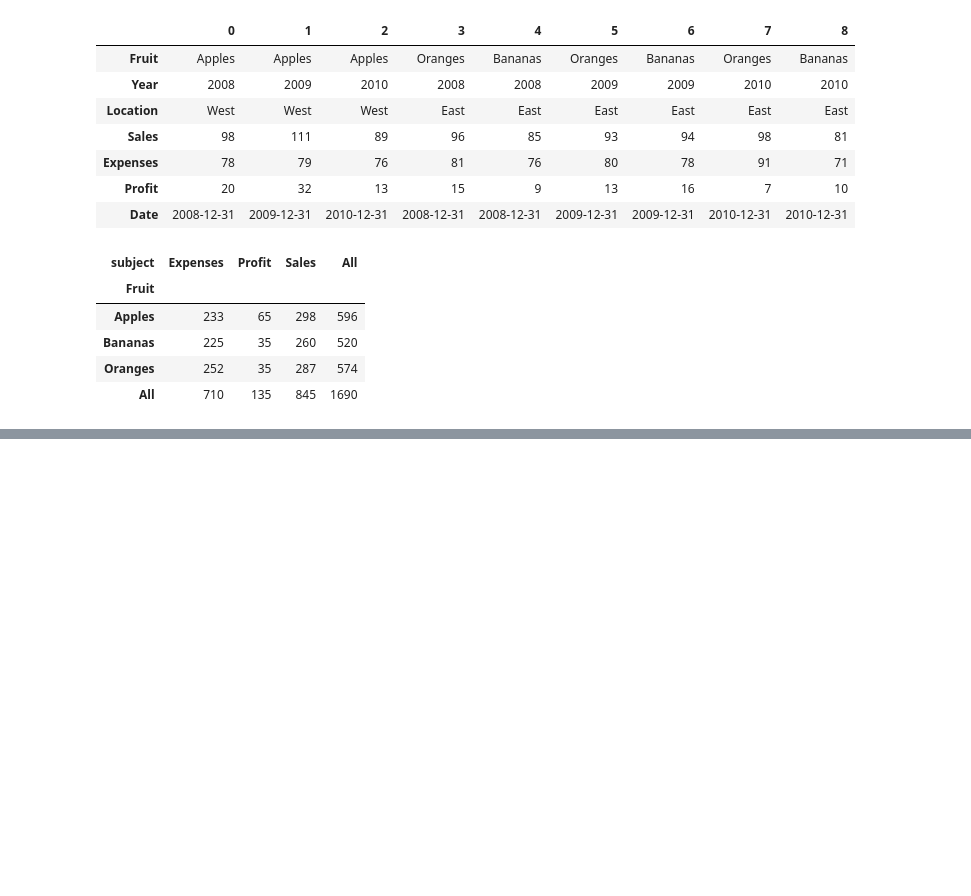
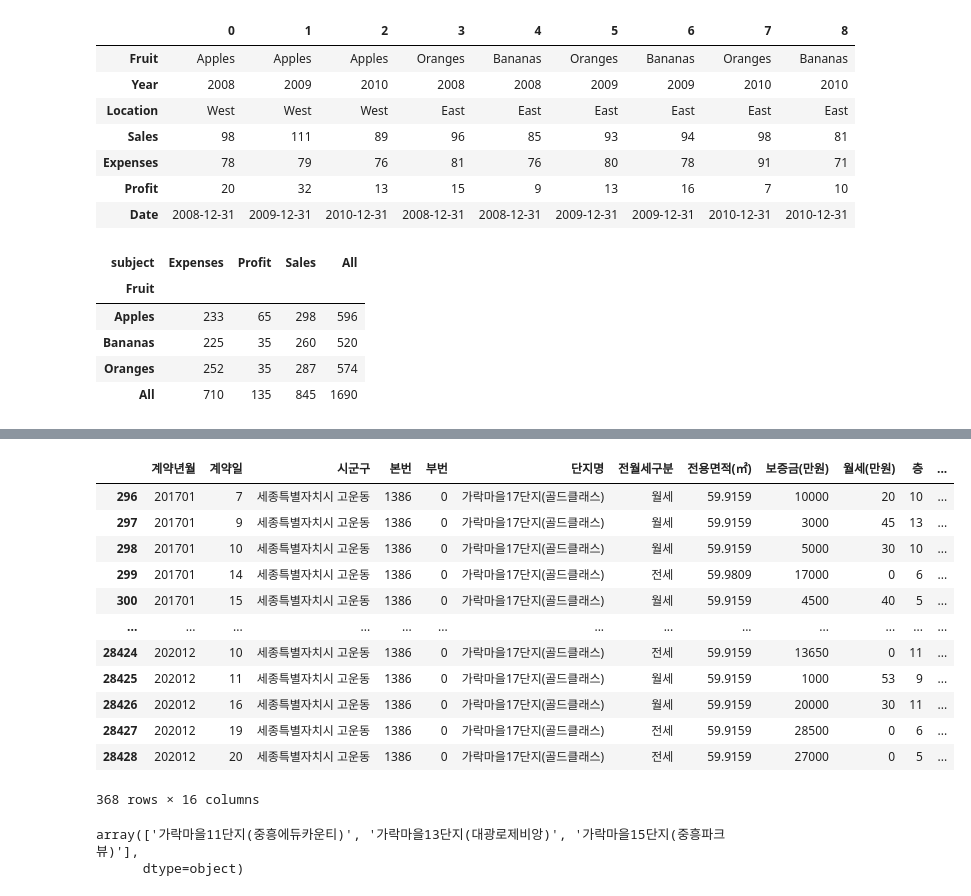
Before and after one commit to blackbutterfly0852/ADP_PRACTICE, a Jupyter notebook: 221026_데이터핸들링.ipynb, the cells around one changed output, grey strips where cells are left out. Drawn from its saved outputs; the diff is of its cells as text; code cells hidden in the pictures; blank space fills up the shorter version.

```diff
--- a/221026_데이터핸들링.ipynb
+++ b/221026_데이터핸들링.ipynb
@@ -944,0 +1014,5 @@ pd.pivot_table(melt_df, index = ['Fruit'], columns = 'subject', values = 'value'
+# %%
+# 이지더원(가락마을10단지), 이지더원(가락마을4단지) > 일관성있게 변경
+df.loc[df['단지명'] == '이지더원(가락마을10단지)', '단지명'] = '가락마을10단지(이지더원)'
+df.loc[df['단지명'] == '이지더원(가락마을4단지)', '단지명'] = '가락마을4단지(이지더원)'
+df[df['단지명'].str.contains('가락마을')]['단지명'].unique()
@@ -944,0 +1027,24 @@ pd.pivot_table(melt_df, index = ['Fruit'], columns = 'subject', values = 'value'
+# %%
+# 24-4) 특정 문자열이 시작/끝/ 문자열?
+df[df['단지명'].str.startswith('가락마을')]
+df[df['단지명'].str.endswith('(골드클래스)')]
+# %% [output]
+|  | 계약년월 | 계약일 | 시군구 | 본번 | 부번 | 단지명 | 전월세구분 | 전용면적(㎡) | 보증금(만원) | 월세(만원) | 층 | ... |
+| 296 | 201701 | 7 | 세종특별자치시 고운동 | 1386 | 0 | 가락마을17단지(골드클래스) | 월세 | 59.9159 | 10000 | 20 | 10 | ... |
+| 297 | 201701 | 9 | 세종특별자치시 고운동 | 1386 | 0 | 가락마을17단지(골드클래스) | 월세 | 59.9159 | 3000 | 45 | 13 | ... |
+| 298 | 201701 | 10 | 세종특별자치시 고운동 | 1386 | 0 | 가락마을17단지(골드클래스) | 월세 | 59.9159 | 5000 | 30 | 10 | ... |
+| 299 | 201701 | 14 | 세종특별자치시 고운동 | 1386 | 0 | 가락마을17단지(골드클래스) | 전세 | 59.9809 | 17000 | 0 | 6 | ... |
+| 300 | 201701 | 15 | 세종특별자치시 고운동 | 1386 | 0 | 가락마을17단지(골드클래스) | 월세 | 59.9159 | 4500 | 40 | 5 | ... |
+| ... | ... | ... | ... | ... | ... | ... | ... | ... | ... | ... | ... | ... |
+| 28424 | 202012 | 10 | 세종특별자치시 고운동 | 1386 | 0 | 가락마을17단지(골드클래스) | 전세 | 59.9159 | 13650 | 0 | 11 | ... |
+| 28425 | 202012 | 11 | 세종특별자치시 고운동 | 1386 | 0 | 가락마을17단지(골드클래스) | 월세 | 59.9159 | 1000 | 53 | 9 | ... |
+| 28426 | 202012 | 16 | 세종특별자치시 고운동 | 1386 | 0 | 가락마을17단지(골드클래스) | 월세 | 59.9159 | 20000 | 30 | 11 | ... |
+| 28427 | 202012 | 19 | 세종특별자치시 고운동 | 1386 | 0 | 가락마을17단지(골드클래스) | 전세 | 59.9159 | 28500 | 0 | 6 | ... |
+| 28428 | 202012 | 20 | 세종특별자치시 고운동 | 1386 | 0 | 가락마을17단지(골드클래스) | 전세 | 59.9159 | 27000 | 0 | 5 | ... |
+368 rows × 16 columns
+# %%
+# 24-5) unique[시작 인덱스:끝 인덱스] # 끝 인덱스 미포함
+df[df['단지명'].str.contains('가락마을')]['단지명'].unique()[1:4]
+# %% [output]
+array(['가락마을11단지(중흥에듀카운티)', '가락마을13단지(대광로제비앙)', '가락마을15단지(중흥파크뷰)'],
+      dtype=object)
```
Also changed, not shown: parts of 5 cells of this notebook.
